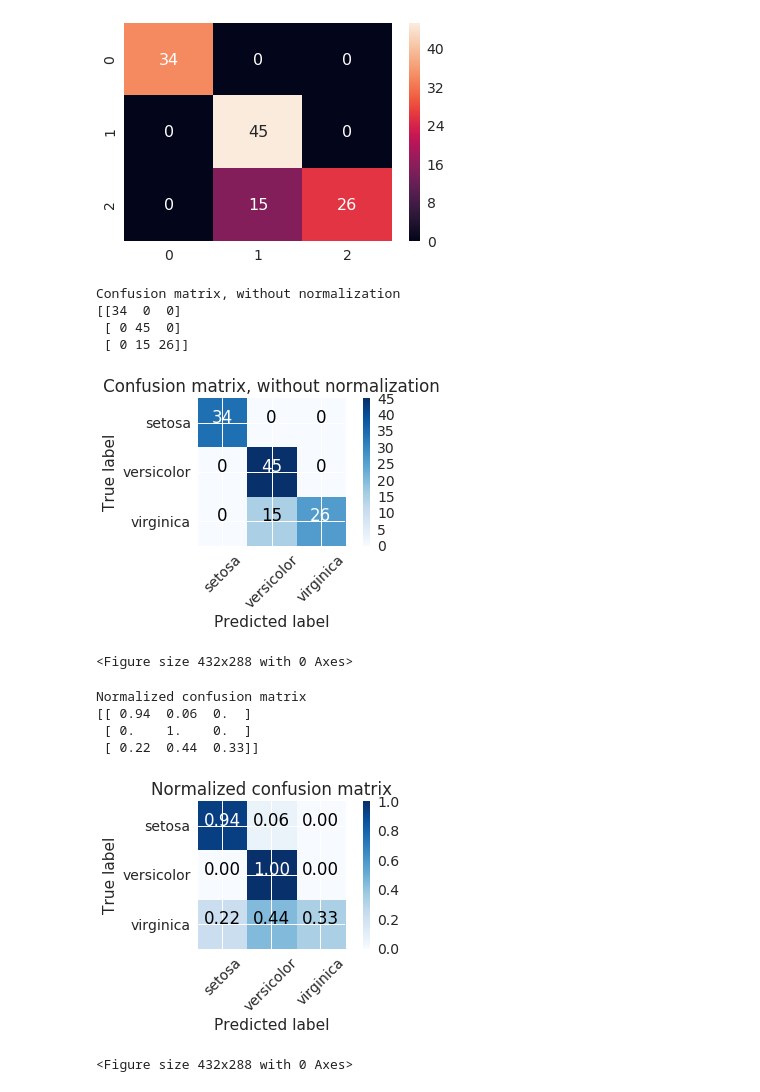
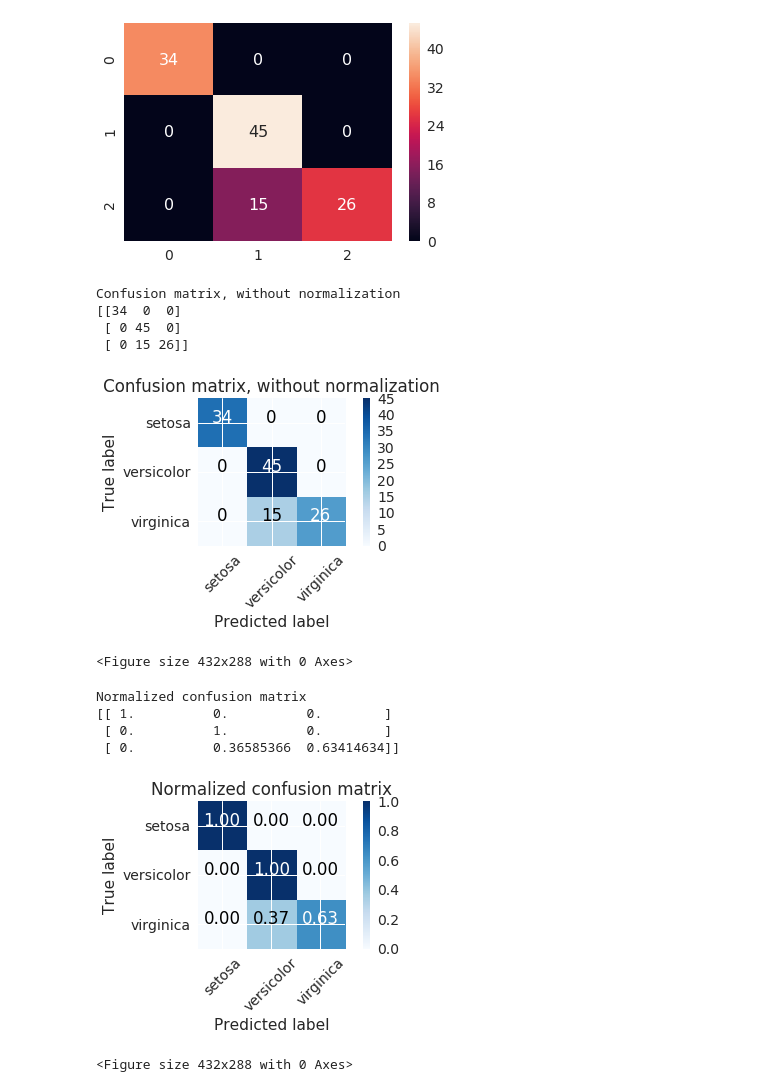
Before and after one commit to BigDaMa/error-generator, a Jupyter notebook: methodss/adversarial_machine_learning/test.ipynb, the cells around one changed output. Cells and saved outputs as stored; diff of their text form; code cells hidden in the pictures.

```diff
--- a/methodss/adversarial_machine_learning/test.ipynb
+++ b/methodss/adversarial_machine_learning/test.ipynb
@@ -449,36 +546,36 @@ def plot_confusion_matrix(cm, classes,
         plt.text(j, i, format(cm[i, j], fmt),
                  horizontalalignment="center",
                  color="white" if cm[i, j] > thresh else "black")
 
     plt.ylabel('True label')
     plt.xlabel('Predicted label')
     plt.tight_layout()
     plt.figure()
     plt.show()
 
 
 
 
 
 
 class_names = iris.target_names
 plot_confusion_matrix(array, classes=class_names,
                       title='Confusion matrix, without normalization')
 
 # Plot normalized confusion matrix
 plt.figure()
-plot_confusion_matrix(cnf_matrix, classes=class_names, normalize=True,
+plot_confusion_matrix(array, classes=class_names, normalize=True,
                       title='Normalized confusion matrix')
 # %% [output]
 Confusion matrix, without normalization
 [[34  0  0]
  [ 0 45  0]
  [ 0 15 26]]
 [figure]
 <Figure size 432x288 with 0 Axes>
 Normalized confusion matrix
-[[ 0.94  0.06  0.  ]
- [ 0.    1.    0.  ]
- [ 0.22  0.44  0.33]]
+[[ 1.          0.          0.        ]
+ [ 0.          1.          0.        ]
+ [ 0.          0.36585366  0.63414634]]
-[figure, old version]
+[figure, new version]
 <Figure size 432x288 with 0 Axes>
```
Also changed, not shown: parts of 16 cells of this notebook, 7 other files.
